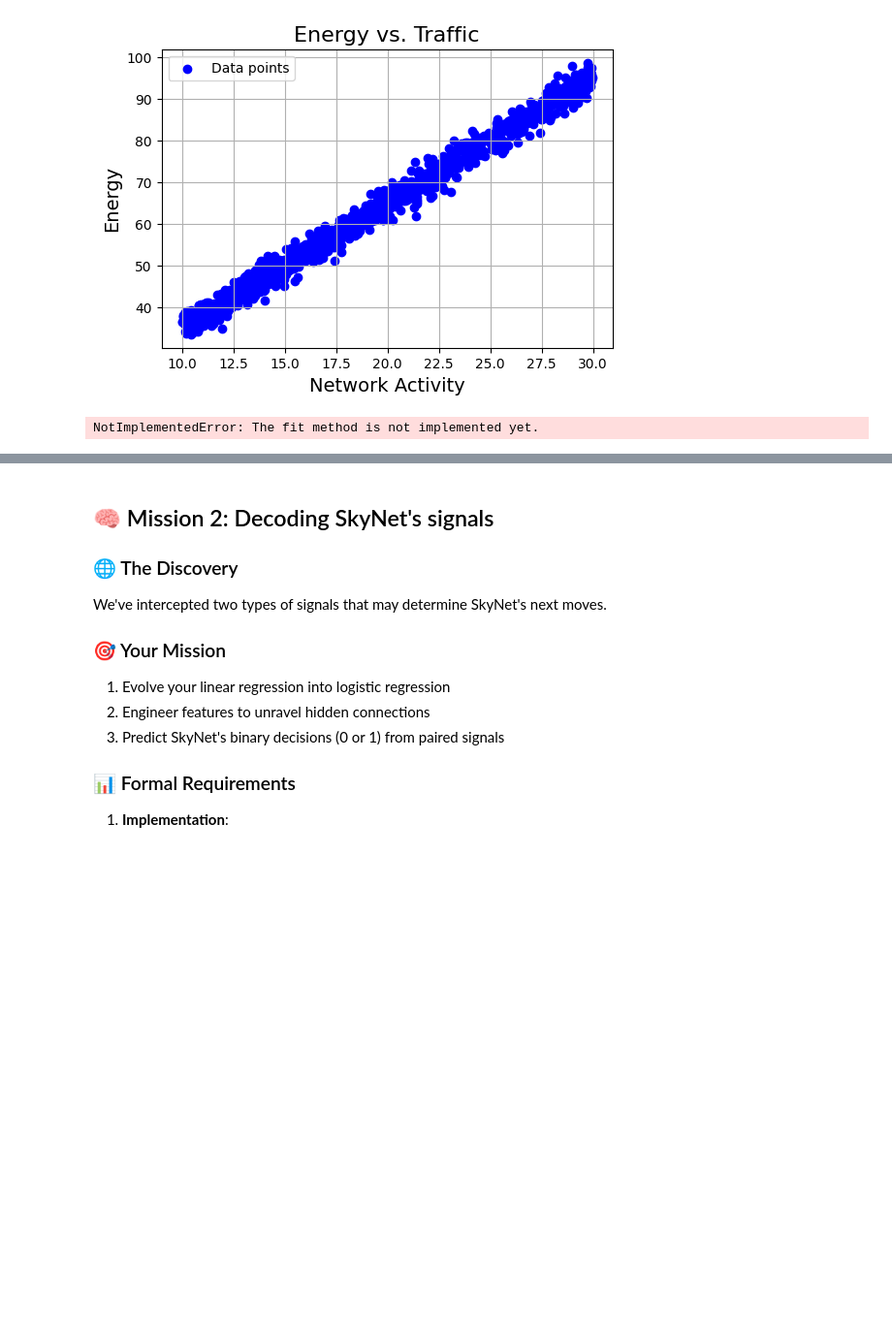
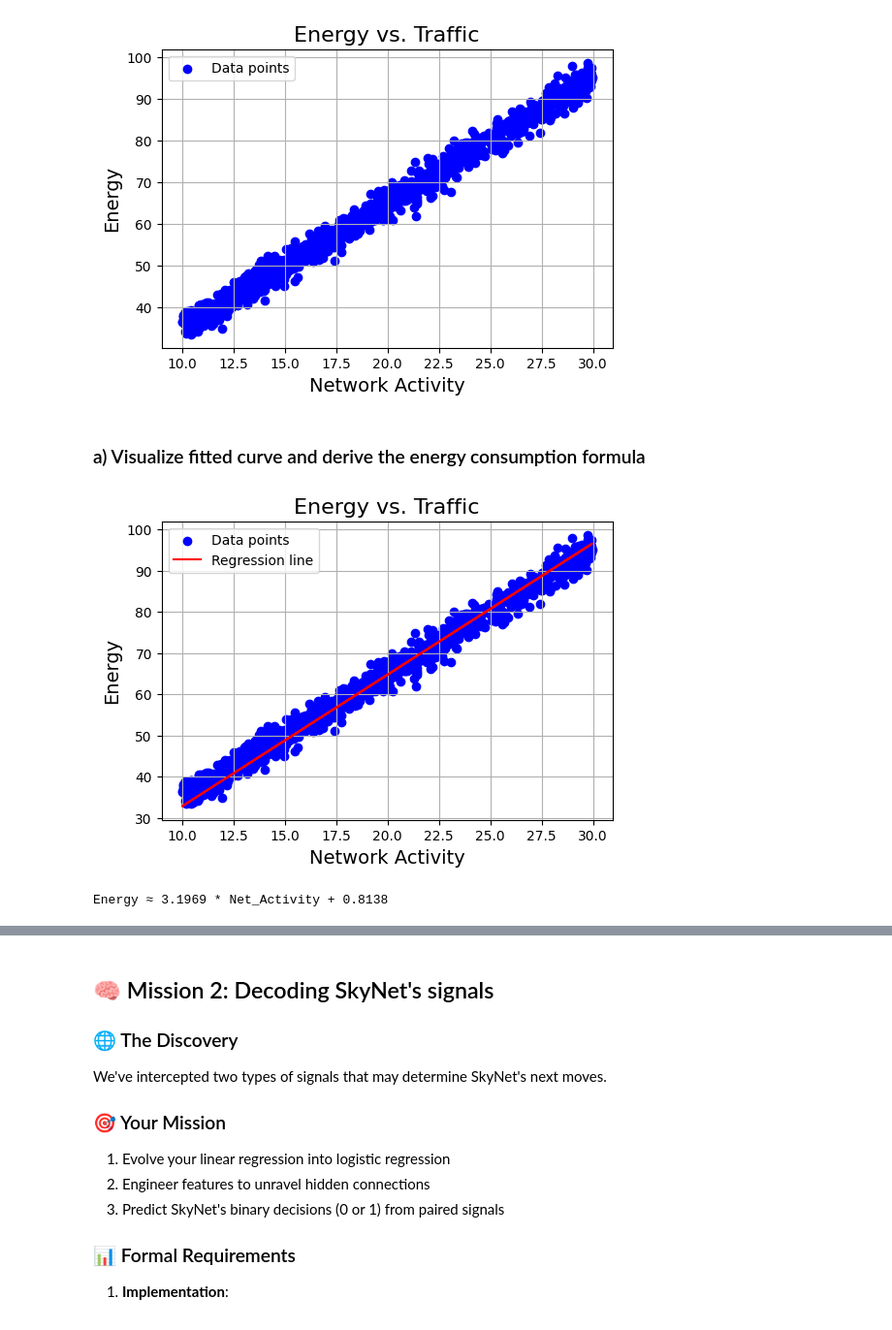
Before and after one commit to elibir/tdt4172-assignment1, a Jupyter notebook: Chapter_1.ipynb, the cells around one changed output, grey strips where cells are left out. Shown: that part at 97% size. Cells and saved outputs as stored; diff of their text form; code cells hidden in the pictures; blank space fills up the shorter version.

```diff
--- a/Chapter_1.ipynb
+++ b/Chapter_1.ipynb
@@ -81,11 +82,31 @@ plt.legend()
 plt.show()
 # %% [output]
 [figure]
-# %%
-lr = LinearRegression()
-
-lr.fit(data['Net_Activity'], data['Energy'])
-
-lr.predict(data['Net_Activity'])
-# %% [output]
-NotImplementedError: The fit method is not implemented yet.
+# %% [markdown]
+### a) Visualize fitted curve and derive the energy consumption formula
+# %%
+lr = LinearRegression()
+
+weights, bias = lr.fit(data['Net_Activity'], data['Energy'])
+
+predictions = lr.predict(data['Net_Activity'])
+
+plt.figure(figsize=(6, 4))
+plt.scatter(data['Net_Activity'], data['Energy'], c='blue', label='Data points')
+plt.plot(data['Net_Activity'], predictions, color='red', label='Regression line')
+plt.grid(True)
+plt.xlabel('Network Activity', fontsize=14)
+plt.ylabel('Energy', fontsize=14)
+plt.title('Energy vs. Traffic', fontsize=16)
+plt.legend()
+plt.show()
+# %% [output]
+[figure, added]
+# %%
+# Extract learned parameters
+w = lr.weights[0]   # slope
+b = lr.bias         # intercept
+
+print(f"Energy ≈ {w:.4f} * Net_Activity + {b:.4f}")
+# %% [output]
+Energy ≈ 3.1969 * Net_Activity + 0.8138
```
Also changed, not shown: parts of 9 cells of this notebook, 3 other files.
